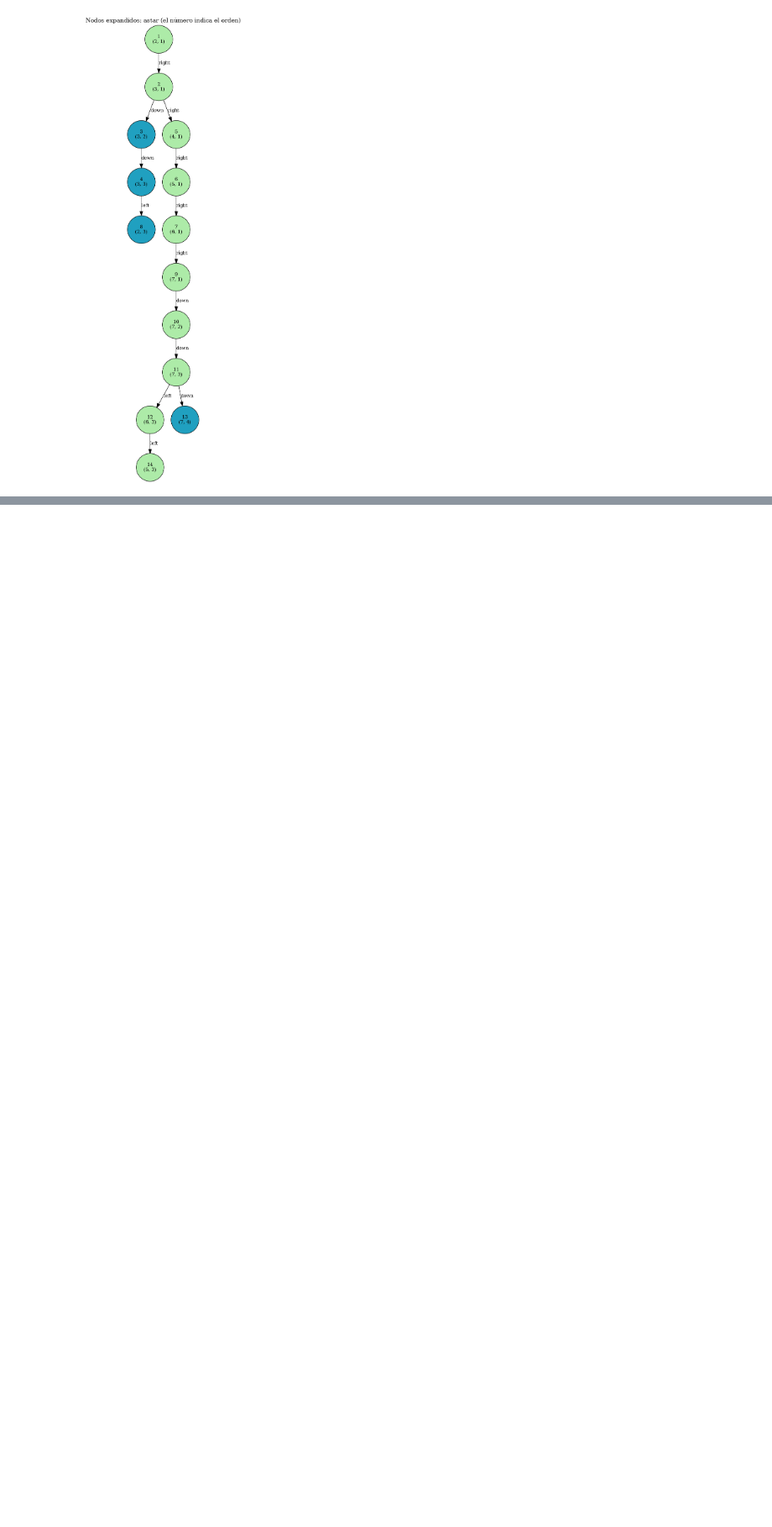
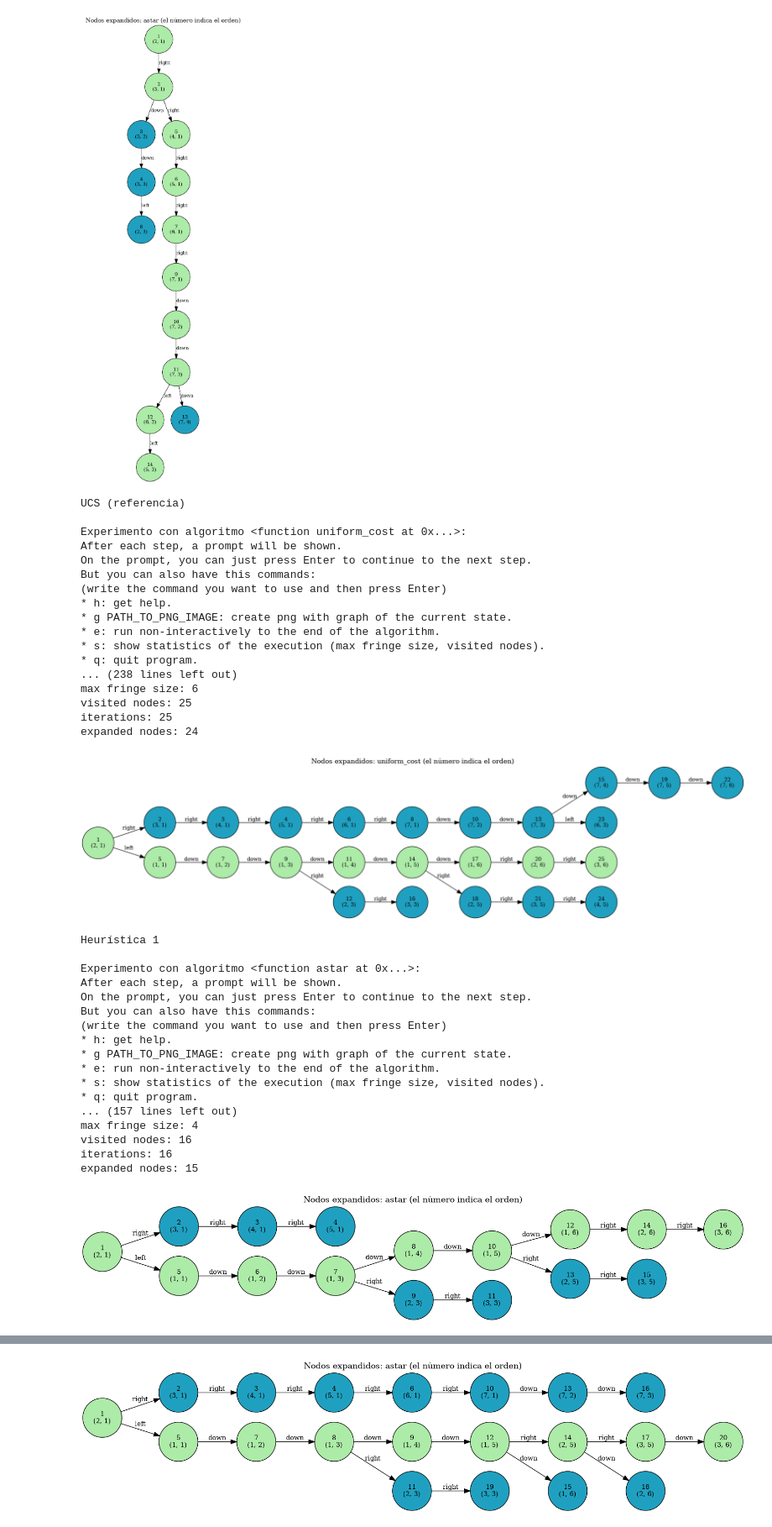
Before and after one commit to abarra/rpa, a Jupyter notebook: Actividad_1/Development/Cuaderno_Actividad_1_Búsqueda_v5.ipynb, the cells around one changed output, grey strips where cells are left out. Shown at 84% size. Drawn from its saved outputs; the diff is of its cells as text; code cells hidden in the pictures; blank space fills up the shorter version.

```diff
--- a/Actividad_1/Development/Cuaderno_Actividad_1_Búsqueda_v5.ipynb
+++ b/Actividad_1/Development/Cuaderno_Actividad_1_Búsqueda_v5.ipynb
@@ -465,3 +432,73 @@ visited nodes: 14
 iterations: 14
 expanded nodes: 13
 [figure]
+# %%
+# Configuración y llamada para la pregunta 7 del caso 3
+# Mapa diseñado para comprobar si la respuesta 4 varía al cambiar las paredes
+# y las posiciones de inicio (T) y fin (P). Se mantienen los costes del caso 3
+# y se ejecuta UCS como referencia del coste óptimo
+
+# Se cambian las paredes y la posición del paquete (P); la furgoneta (T) se mantiene
+MAP_ASCII_P7 = """
+#########
+# T     #
+# ##### #
+#   #   #
+# ## ## #
+#    #  #
+#  P    #
+#########
+"""
+
+COSTS = {
+    "up": 1.0,
+    "down": 1.0,
+    "right": 1.0,
+    "left": 4.0,
+}
+
+print ("UCS (referencia)\n")
+main (MAP_ASCII_P7,COSTS,(uniform_cost,),viewer_factory=ExpandedTreeViewer)
+print ("Heurística 1\n")
+main (MAP_ASCII_P7,COSTS,(astar,),1,viewer_factory=ExpandedTreeViewer)
+print ("Heurística 2\n")
+main (MAP_ASCII_P7,COSTS,(astar,),2,viewer_factory=ExpandedTreeViewer)
+print ("Heurística 3\n")
+main (MAP_ASCII_P7,COSTS,(astar,),3,viewer_factory=ExpandedTreeViewer)
+# %% [output]
+UCS (referencia)
+
+Experimento con algoritmo <function uniform_cost at 0x...>:
+After each step, a prompt will be shown.
+On the prompt, you can just press Enter to continue to the next step.
+But you can also have this commands:
+(write the command you want to use and then press Enter)
+* h: get help.
+* g PATH_TO_PNG_IMAGE: create png with graph of the current state.
+* e: run non-interactively to the end of the algorithm.
+* s: show statistics of the execution (max fringe size, visited nodes).
+* q: quit program.
+... (238 lines left out)
+max fringe size: 6
+visited nodes: 25
+iterations: 25
+expanded nodes: 24
+[figure, added]
+Heurística 1
+
+Experimento con algoritmo <function astar at 0x...>:
+After each step, a prompt will be shown.
+On the prompt, you can just press Enter to continue to the next step.
+But you can also have this commands:
+(write the command you want to use and then press Enter)
+* h: get help.
+* g PATH_TO_PNG_IMAGE: create png with graph of the current state.
+* e: run non-interactively to the end of the algorithm.
+* s: show statistics of the execution (max fringe size, visited nodes).
+* q: quit program.
+... (157 lines left out)
+max fringe size: 4
+visited nodes: 16
+iterations: 16
+expanded nodes: 15
+[figure, added]
@@ -467,0 +522 @@ expanded nodes: 13
+[figure, added]
```
Also changed, not shown: parts of 6 cells of this notebook, 5 other files.
